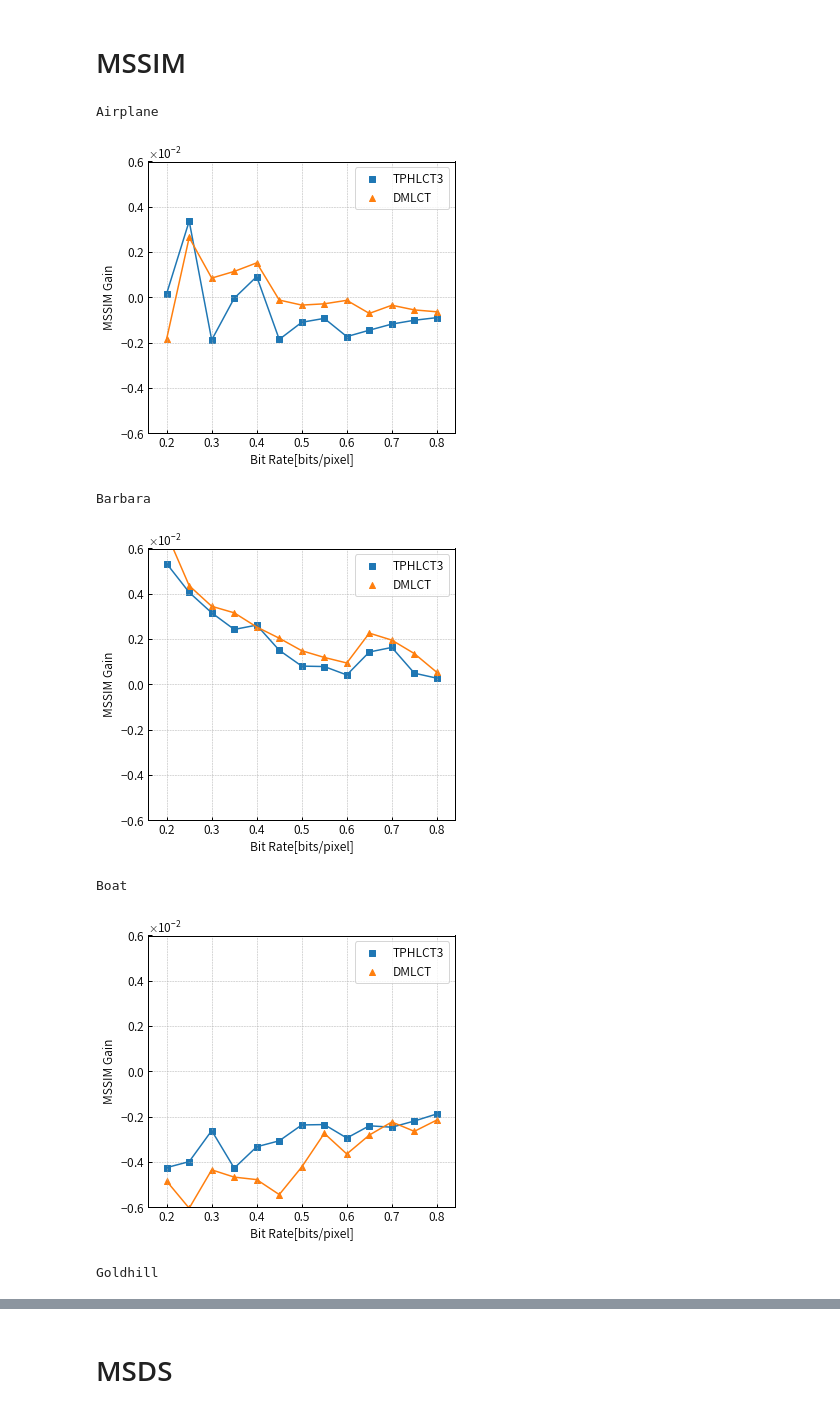
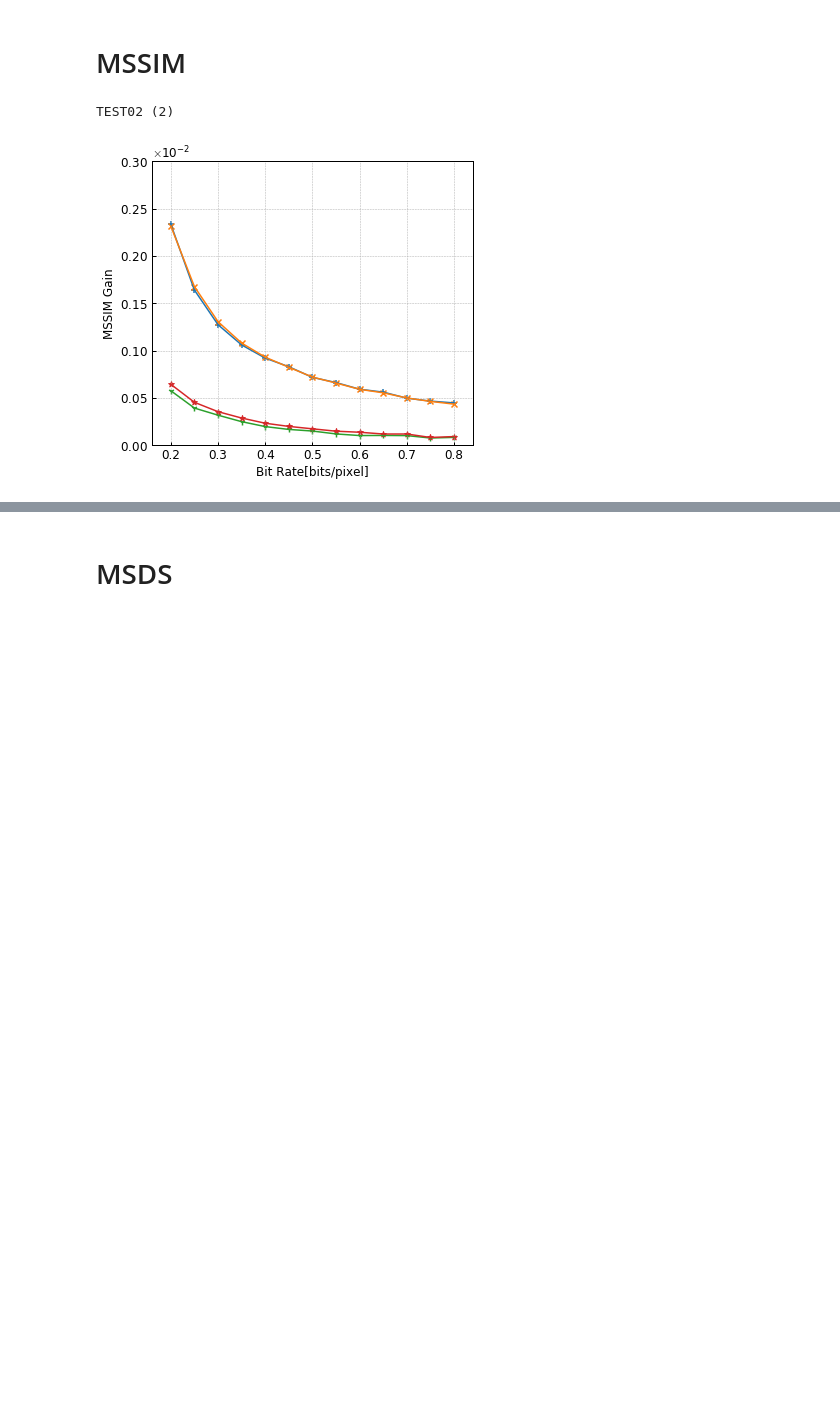
Before and after one commit to Hiroya-W/TPHLCT_and_DMLCT, a Jupyter notebook: Plot_tool/plot_tools-Copy1.ipynb, the cells around one changed output, grey strips where cells are left out. Cells and saved outputs as stored; diff of their text form; code cells hidden in the pictures; blank space fills up the shorter version.

```diff
--- a/Plot_tool/plot_tools-Copy1.ipynb
+++ b/Plot_tool/plot_tools-Copy1.ipynb
@@ -122,56 +118,66 @@ N8RGB
 # %% [markdown]
 # MSSIM
 # %%
-for key in df_1.keys():
-#     key = "Airplane"
+    key = "TEST02 (2)"
     print(key)
-    sheet1 = df_1[key]
-    sheet2 = df_2[key]
-    sheet3 = df_3[key]
+    sheet18 = df_18[key]
+    sheet28 = df_28[key]
+    sheet38 = df_38[key]
 
-    bpp = sheet1["bpp"]
+    sheet116 = df_116[key]
+    sheet216 = df_216[key]
+    sheet316 = df_316[key]
 
-    p1 = sheet1["MSSIM"]
-    p2 = sheet2["MSSIM"]
-    p3 = sheet3["MSSIM"]
+    sheet132 = df_132[key]
+    sheet232 = df_232[key]
+    sheet332 = df_332[key]
 
-    # 軸の目盛り
-#     plt.gca().yaxis.set_tick_params(which='both', direction='in',bottom=True, top=False, left=True, right=False)
+    bpp = sheet18["bpp"]
+
+    p18 = sheet18["MSSIM"]
+    p28 = sheet28["MSSIM"]
+    p38 = sheet38["MSSIM"]
+
+    p116 = sheet116["MSSIM"]
+    p216 = sheet216["MSSIM"]
+    p316 = sheet316["MSSIM"]
+
+    p132 = sheet132["MSSIM"]
+    p232 = sheet232["MSSIM"]
+    p332 = sheet332["MSSIM"]
+
     fig = plt.figure(figsize=(5.5,5))
+#     fig = plt.figure(figsize=(5.5,5))
     ax = fig.add_subplot(1,1,1) # Axesを作成
+    # DCTとの差を表示する
+#     plt.scatter(bpp,p28-p18,label="8x8 TPHCLT3",marker=",")
+#     plt.plot(bpp,p28-p18)
+#     plt.scatter(bpp,p38-p18,label="8x8 DMLCT",marker="^")
+#     plt.plot(bpp,p38-p18)
 
-    # MSSIM値をそのまま表示
-#     plt.scatter(bpp,p1,label="DCT",marker="o")
-#     plt.plot(bpp,p1)
-#     plt.scatter(bpp,p2,label="TPHLCT3",marker=",")
-#     plt.plot(bpp,p2)
-#     plt.scatter(bpp,p3,label="DMLCT",marker="^")
-#     plt.plot(bpp,p3)
+    ax.scatter(bpp,p216-p116,label="16x16 TPHCLT3",marker="+")
+    ax.plot(bpp,p216-p116)
+    ax.scatter(bpp,p316-p116,label="16x16 DMLCT",marker="x")
+    ax.plot(bpp,p316-p116)
 
-    # DCTとの差を表示する
-    ax.scatter(bpp,p2-p1,label="TPHLCT3",marker=",")
-    ax.plot(bpp,p2-p1)
-    ax.scatter(bpp,p3-p1,label="DMLCT",marker="^")
-    ax.plot(bpp,p3-p1)
-    ax.set_ylim(-0.006,0.006)
+    ax.scatter(bpp,p232-p132,label="32x32 TPHCLT3",marker="1")
+    ax.plot(bpp,p232-p132)
+    ax.scatter(bpp,p332-p132,label="32x32 DMLCT",marker="*")
+    ax.plot(bpp,p332-p132)
+    ax.set_ylim(-0.00,0.003)
 
 
     ax.yaxis.set_major_formatter(FixedOrderFormatter(-2 ,useMathText=True))
     ax.ticklabel_format(style="sci",  axis="y",scilimits=(0,0))
 
     ax.set_xlabel("Bit Rate[bits/pixel]")
     ax.set_ylabel("MSSIM Gain")
-    ax.legend()
+#     ax.legend(bbox_to_anchor=(-1.05, 1), loc='upper left')
 
-#     plt.tight_layout()#グラフが重ならず，設定した図のサイズ内に収まる。
+    plt.tight_layout()#グラフが重ならず，設定した図のサイズ内に収まる。
 #     plt.savefig("output/mssim" + key + "_" + option + ".png",dpi=300)
-    plt.savefig("output/mssim_diff" + key + "_" + option + ".png",dpi=300)
+    plt.savefig("output/mssim_diff" + key + ".png",dpi=300)
     plt.show()
 # %% [output]
-Airplane
+TEST02 (2)
-[figure, old version]
+[figure, new version]
-Barbara
-[figure, removed]
-Boat
-[figure, removed]
-Goldhill
```
Also changed, not shown: parts of 4 cells of this notebook, 31 other files.
